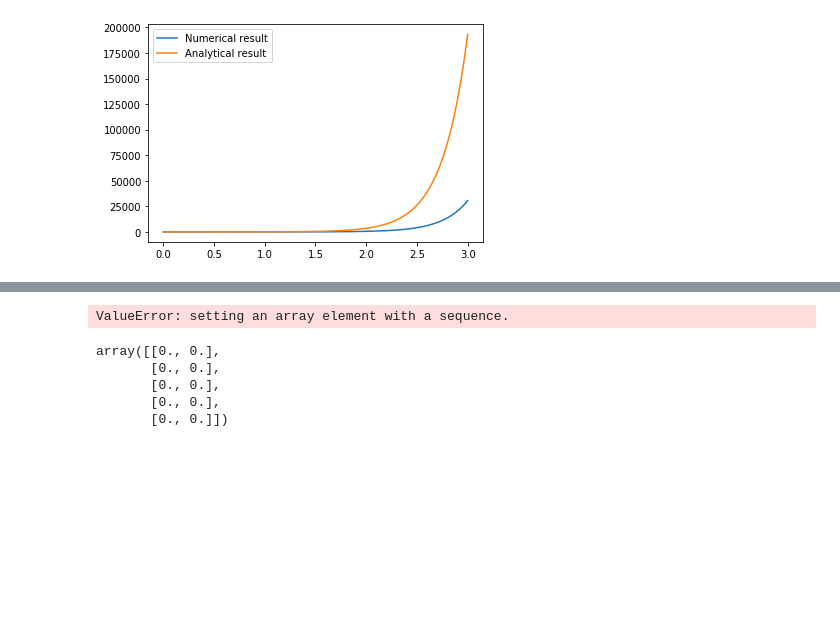
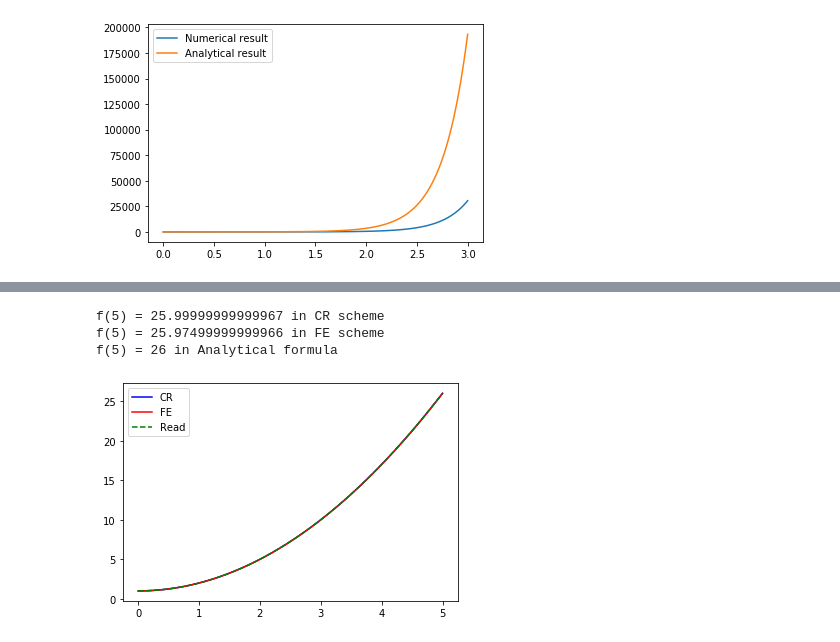
Before and after one commit to RuichengGeng/NumericalMethodFinance, a Jupyter notebook: ODE.ipynb, the cells around one changed output, grey strips where cells are left out. Drawn from its saved outputs; the diff is of its cells as text; code cells hidden in the pictures; blank space fills up the shorter version.

```diff
--- a/ODE.ipynb
+++ b/ODE.ipynb
@@ -108,14 +108,14 @@ def ode_solver(f,boundaryConditon,ub,lb,N,method = 'FE'):
     method only supprt 'FE' standing for forward Euler, 'CR' standing for Crank-Nicolson
     '''
     p = len(boundaryConditon) # p is number of variables
-    U = np.zeros((N,p))         # U is the solution matrix
+    U = np.zeros((N + 1,p))         # U is the solution matrix
     independentVariable = np.linspace(lb,ub,N + 1)
     delta = (ub - lb) / N     # delta is the step
     U[0] = boundaryConditon   # initialize the solution
-    for i in range(1,N + 1):
+    for i in range(1,N+1):
         if method == "FE":
             U[i] = U[i-1] + delta * f(U[i-1])
-        elif method == "FE":
+        elif method == "CR":
             variableIncrement = delta * f(U[i-1])
             U_temp = U[i-1] + variableIncrement
             U[i] = U[i-1] + 1/2 * delta * (f(U[i-1]) + f(U_temp))
@@ -125,21 +128,27 @@ def ode_solver(f,boundaryConditon,ub,lb,N,method = 'FE'):
 # %%
-f = lambda x:np.array([1,2*x])
+F = lambda x:x**2 + 1
+f = lambda x:np.array([1,2*x[0]])
 boundaryConditon = np.array([0,1])
 lb,ub = 0,5
 N = 1000
-t1,u1 = ode_solver(f,boundaryConditon,ub,lb,N,method = 'FE')
+##
+t1,u1 = ode_solver(f,boundaryConditon,ub,lb,N,method = 'CR')
 X1 = u1[:,0]
 Y1 = u1[:,1]
-fig = plt.figure()
-l1  = plt.plot(X1, Y1, 'b-')
-plt.show()
+
+t2,u2 = ode_solver(f,boundaryConditon,ub,lb,N,method = 'FE')
+X2 = u2[:,0]
+Y2 = u2[:,1]
+
+plt.plot(X1, Y1, 'b-',label = 'CR')
+plt.plot(X2, Y2, 'r-',label = 'FE')
+plt.plot(X1,F(X1),'g--',label = 'Read')
+plt.legend()
+print("f(5) = {} in CR scheme".format(Y1[-1]))
+print("f(5) = {} in FE scheme".format(Y2[-1]))
+print("f(5) = {} in Analytical formula".format(F(5)))
 # %% [output]
-ValueError: setting an array element with a sequence.
+f(5) = 25.99999999999967 in CR scheme
+f(5) = 25.97499999999966 in FE scheme
+f(5) = 26 in Analytical formula
+[figure, added]
-# %%
-np.zeros((5,2))
-# %% [output]
-array([[0., 0.],
-       [0., 0.],
-       [0., 0.],
-       [0., 0.],
-       [0., 0.]])
```
Also changed, not shown: parts of 10 cells of this notebook.
